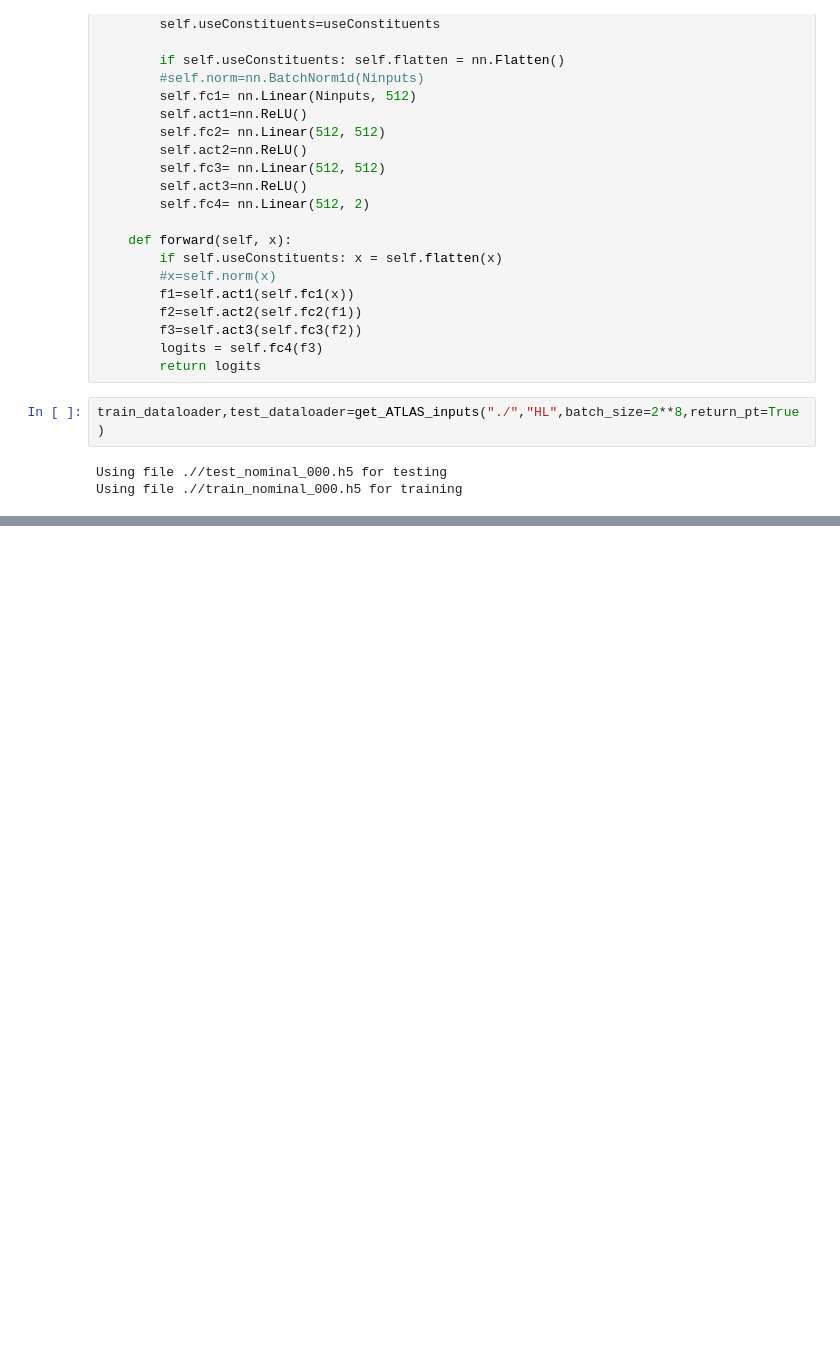
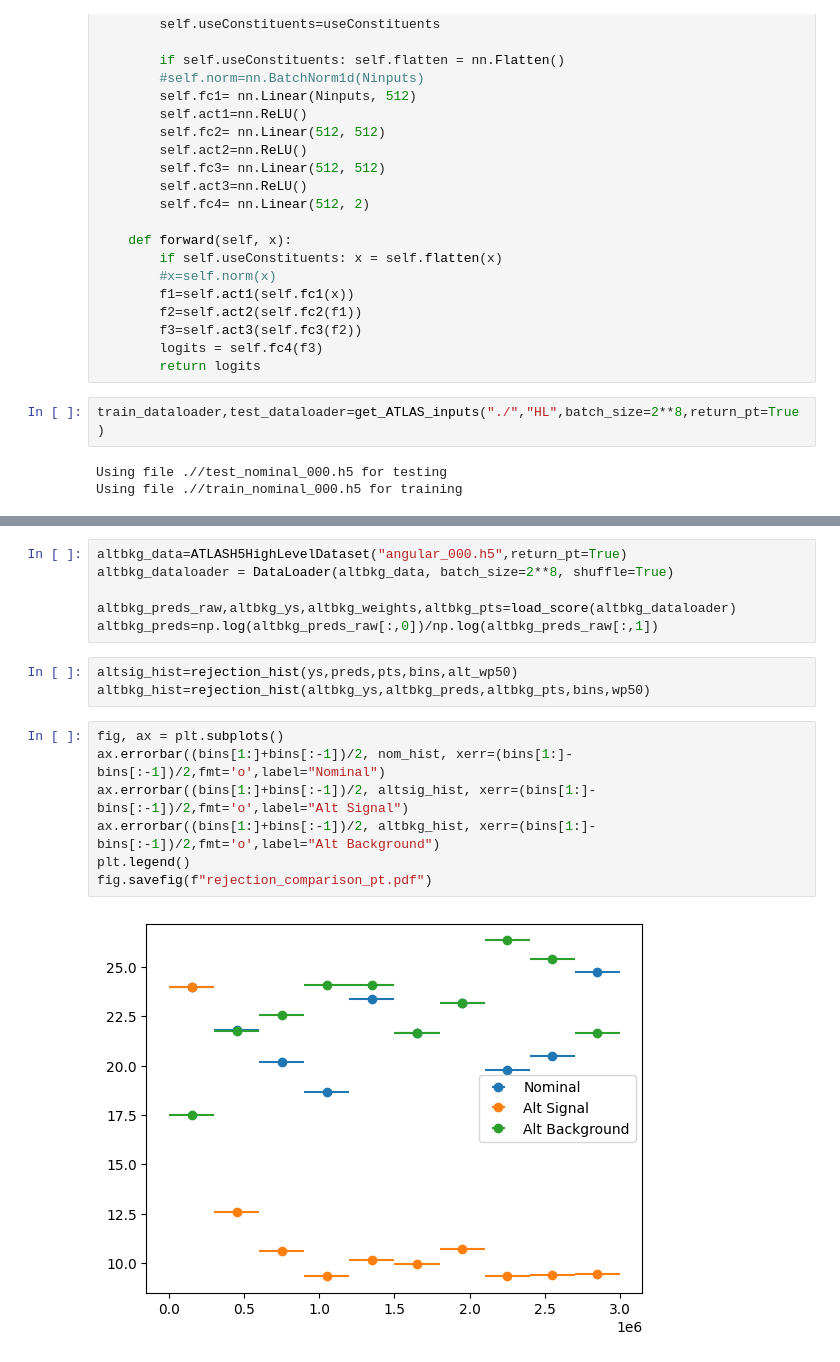
Before and after one commit to RobertLes/cometa-ML-tutorial, a Jupyter notebook: eval.ipynb, the cells around one changed output, grey strips where cells are left out. Cells and saved outputs as stored; diff of their text form; blank space fills up the shorter version.

```diff
--- a/eval.ipynb
+++ b/eval.ipynb
@@ -230,0 +267,18 @@ NameError: name 'preds' is not defined
+# %%
+altbkg_data=ATLASH5HighLevelDataset("angular_000.h5",return_pt=True)
+altbkg_dataloader = DataLoader(altbkg_data, batch_size=2**8, shuffle=True)
+
+altbkg_preds_raw,altbkg_ys,altbkg_weights,altbkg_pts=load_score(altbkg_dataloader)
+altbkg_preds=np.log(altbkg_preds_raw[:,0])/np.log(altbkg_preds_raw[:,1])
+# %%
+altsig_hist=rejection_hist(ys,preds,pts,bins,alt_wp50)
+altbkg_hist=rejection_hist(altbkg_ys,altbkg_preds,altbkg_pts,bins,wp50)
+# %%
+fig, ax = plt.subplots()
+ax.errorbar((bins[1:]+bins[:-1])/2, nom_hist, xerr=(bins[1:]-bins[:-1])/2,fmt='o',label="Nominal")
+ax.errorbar((bins[1:]+bins[:-1])/2, altsig_hist, xerr=(bins[1:]-bins[:-1])/2,fmt='o',label="Alt Signal")
+ax.errorbar((bins[1:]+bins[:-1])/2, altbkg_hist, xerr=(bins[1:]-bins[:-1])/2,fmt='o',label="Alt Background")
+plt.legend()
+fig.savefig(f"rejection_comparison_pt.pdf")
+# %% [output]
+[figure, added]
```
Also changed, not shown: parts of 15 cells of this notebook, 2 other files.
